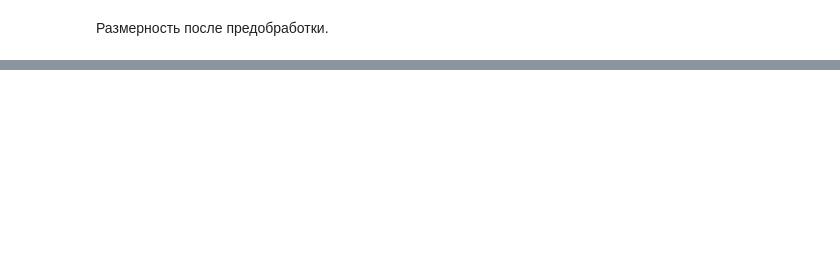
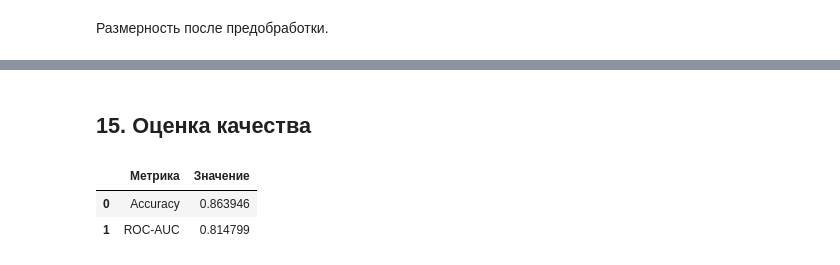
Before and after one commit to DJsivo/prod_me, a Jupyter notebook: notebooks/01_employee_attrition_lab1.ipynb, the cells around one changed output, grey strips where cells are left out. Saved outputs shown, nothing was run; the diff lists cells and outputs as text; code cells hidden in the pictures; blank space fills up the shorter version.

Commit message:
notebook: train employee attrition pipeline

```diff
--- a/notebooks/01_employee_attrition_lab1.ipynb
+++ b/notebooks/01_employee_attrition_lab1.ipynb
@@ -183,0 +332,19 @@ X_train_prepared.shape, X_test_prepared.shape
+# %%
+numeric_columns_with_custom_feature = numeric_columns + ["YearsBeforeCurrentRole"]
+
+model_preprocessor = ColumnTransformer(
+    transformers=[
+        ("numeric", numeric_pipeline, numeric_columns_with_custom_feature),
+        ("categorical", categorical_pipeline, categorical_columns),
+    ]
+)
+
+model = Pipeline(
+    steps=[
+        ("feature_engineering", YearsBeforeCurrentRoleTransformer()),
+        ("preprocessor", model_preprocessor),
+        ("classifier", LogisticRegression(max_iter=1000, random_state=RANDOM_STATE)),
+    ]
+)
+
+model
@@ -183,0 +371,2 @@ X_train_prepared.shape, X_test_prepared.shape
+# %%
+model.fit(X_train, y_train)
@@ -183,0 +391,21 @@ X_train_prepared.shape, X_test_prepared.shape
+# %% [markdown]
+## 15. Оценка качества
+# %%
+y_pred = model.predict(X_test)
+y_proba = model.predict_proba(X_test)[:, 1]
+
+accuracy = accuracy_score(y_test, y_pred)
+roc_auc = roc_auc_score(y_test, y_proba)
+
+metrics = pd.DataFrame(
+    {
+        "Метрика": ["Accuracy", "ROC-AUC"],
+        "Значение": [accuracy, roc_auc],
+    }
+)
+
+metrics
+# %% [output]
+|  | Метрика | Значение |
+| 0 | Accuracy | 0.863946 |
+| 1 | ROC-AUC | 0.814799 |
```
Also changed, not shown: parts of 28 cells of this notebook, 2 other files.
